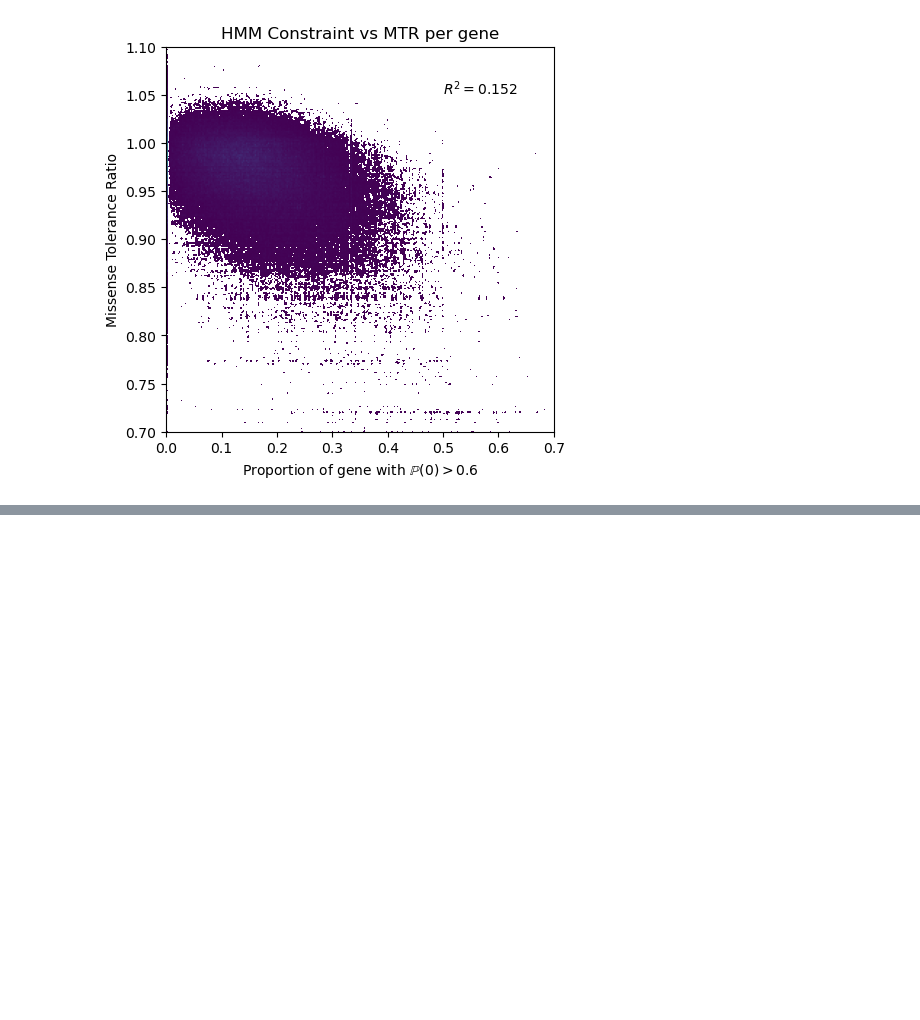
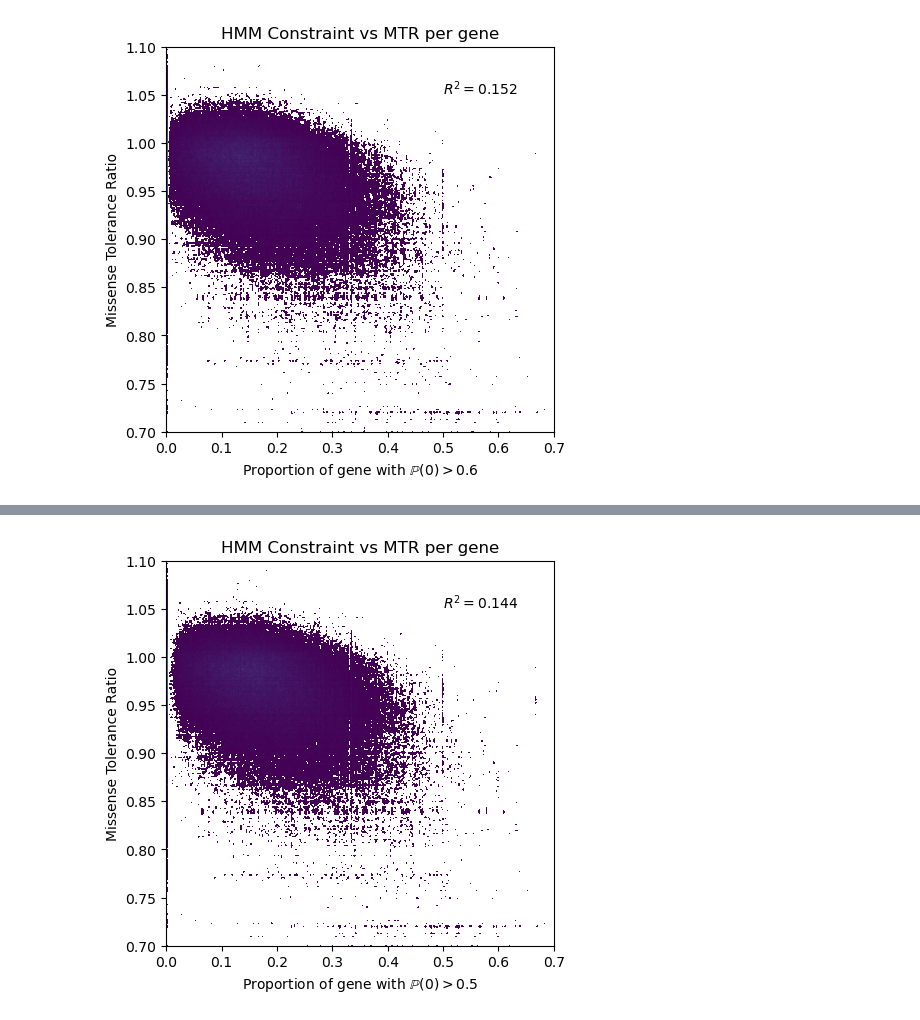
Before and after one commit to healthcare-medicine-ai/wgs-constraint-llm, a Jupyter notebook: Constraint vs gnomAD analysis.ipynb, the cells around one changed output, grey strips where cells are left out. Saved outputs shown, nothing was run; the diff lists cells and outputs as text; code cells hidden in the pictures; blank space fills up the shorter version.

```diff
--- a/Constraint vs gnomAD analysis.ipynb
+++ b/Constraint vs gnomAD analysis.ipynb
@@ -381,0 +488,17 @@ plt.show()
+# %%
+fig = plt.figure(figsize=(5,5))
+ax = fig.add_subplot(111, projection='scatter_density')
+density = ax.scatter_density(gene_constraint_df['proportion_over_50'], gene_constraint_df['MTR'], cmap=white_viridis)
+ax.set_xlabel('Proportion of gene with $\mathbb{P}(0) > 0.5$')
+ax.set_ylabel('Missense Tolerance Ratio')
+# ax.set_ylabel('Z-score of observed vs expected')
+ax.set_xlim([0, 0.7])  # Adjust xlim if needed
+ax.set_ylim([0.7, 1.1])   # Adjust ylim if needed
+ax.set_title('HMM Constraint vs MTR per gene')
+# ax.set_title('HMM Constraint Predictions vs gnomAD Z-score per gene')
+# fig.colorbar(density, label='Number of points per pixel')
+ax.text(0.5, 1.05, '$R^2=0.144$', fontsize=10)
+plt.savefig(results_path + "Figure 3b: HMM vs MTR per gene")
+plt.show()
+# %% [output]
+[figure, added]
```
Also changed, not shown: parts of 7 cells of this notebook, 14 other files.
